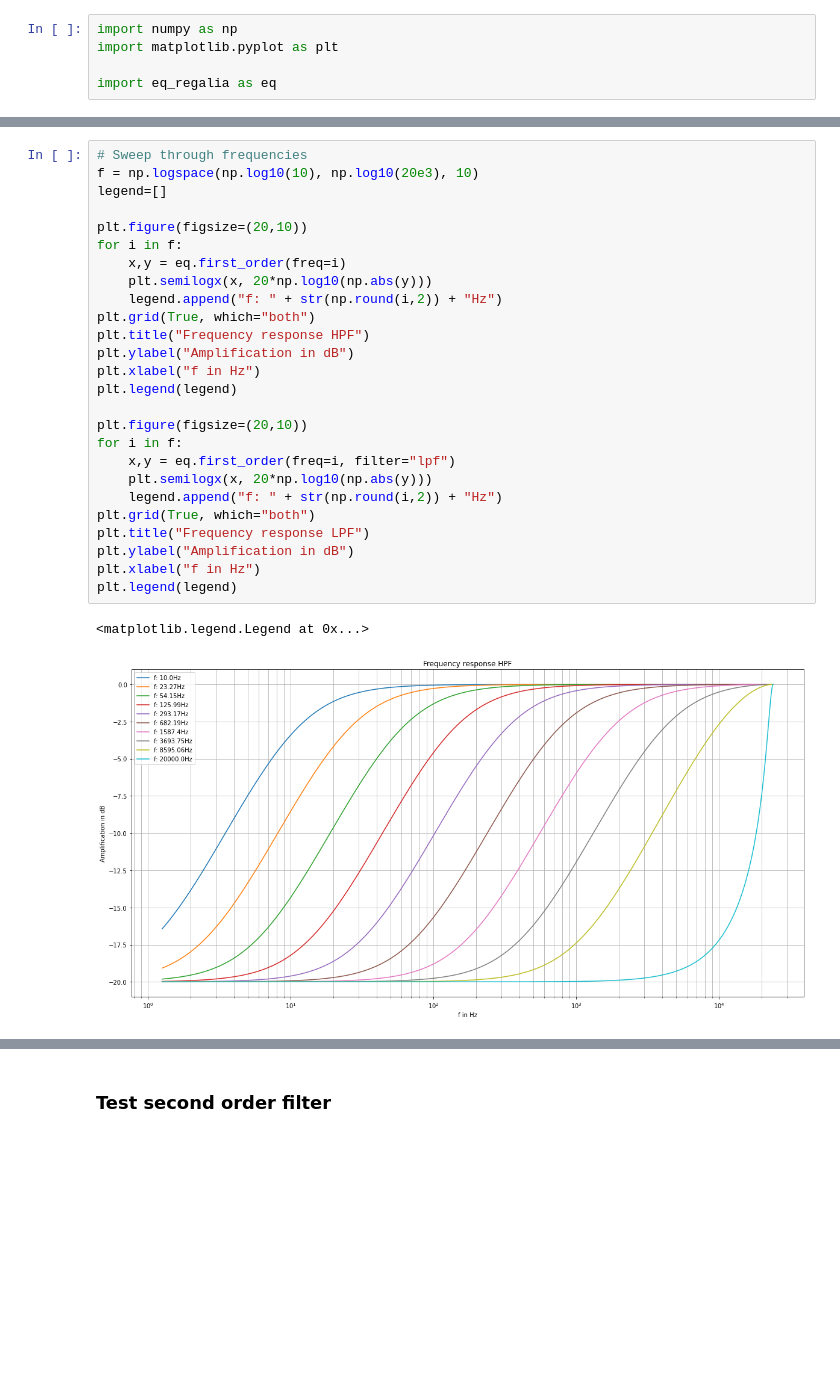
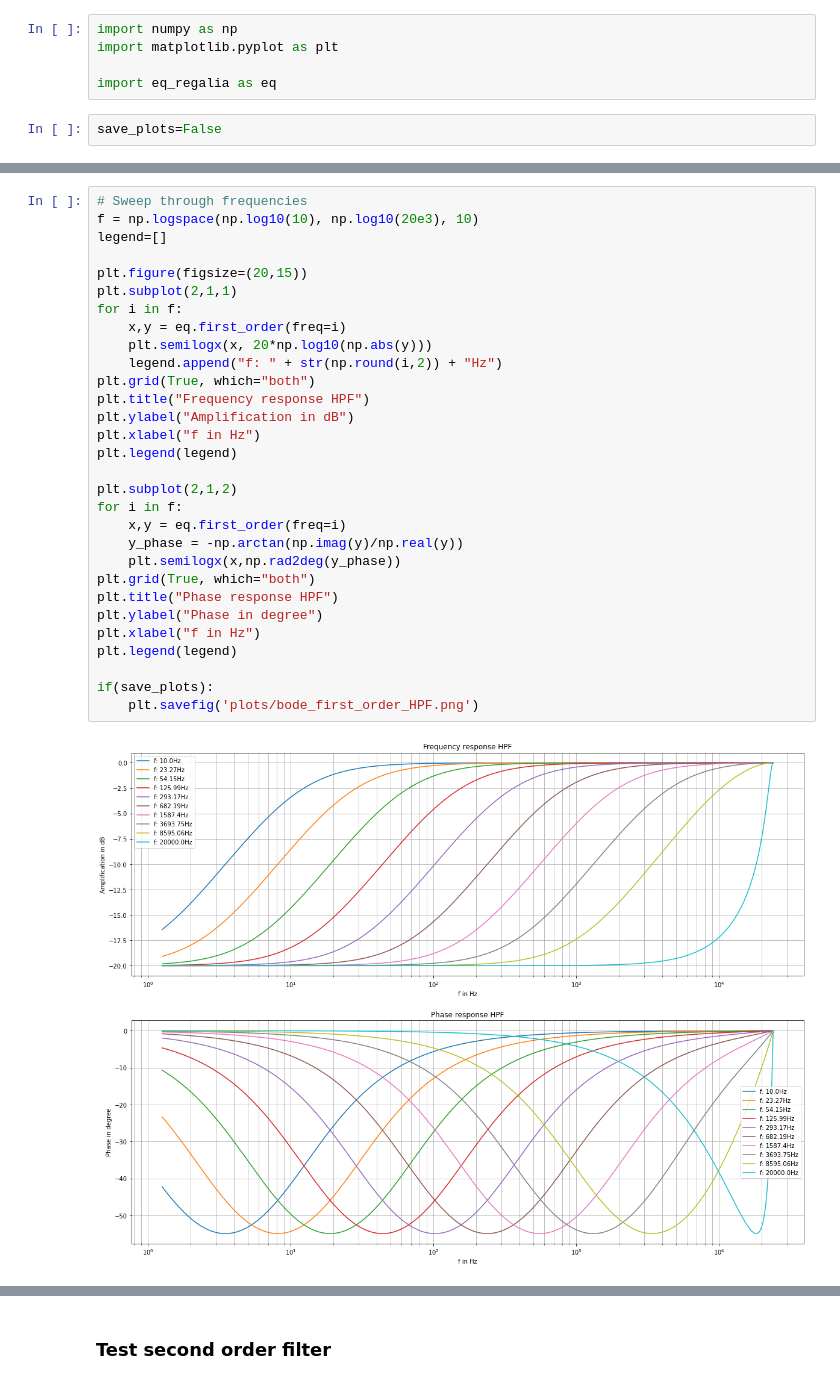
Before and after one commit to simongapp/python_audio_tools, a Jupyter notebook: EQ_Regalia/filter_test.ipynb, the cells around one changed output, grey strips where cells are left out. Saved outputs shown, nothing was run; the diff lists cells and outputs as text; blank space fills up the shorter version.

Commit message:
Bode plots for all filters

```diff
--- a/EQ_Regalia/filter_test.ipynb
+++ b/EQ_Regalia/filter_test.ipynb
@@ -9,5 +9,7 @@ import numpy as np
 import matplotlib.pyplot as plt
 
 import eq_regalia as eq
+# %%
+save_plots=False
 # %% [markdown]
 ### Test first order filter
@@ -16,29 +17,32 @@ Configuration either in HPF (default) or LPF
 # %%
 # Sweep through frequencies
 f = np.logspace(np.log10(10), np.log10(20e3), 10)
 legend=[]
 
-plt.figure(figsize=(20,10))
+plt.figure(figsize=(20,15))
+plt.subplot(2,1,1)
 for i in f:
     x,y = eq.first_order(freq=i)
     plt.semilogx(x, 20*np.log10(np.abs(y)))
     legend.append("f: " + str(np.round(i,2)) + "Hz")
 plt.grid(True, which="both")
 plt.title("Frequency response HPF")
 plt.ylabel("Amplification in dB")
 plt.xlabel("f in Hz")
 plt.legend(legend)
 
-plt.figure(figsize=(20,10))
+plt.subplot(2,1,2)
 for i in f:
-    x,y = eq.first_order(freq=i, filter="lpf")
-    plt.semilogx(x, 20*np.log10(np.abs(y)))
-    legend.append("f: " + str(np.round(i,2)) + "Hz")
+    x,y = eq.first_order(freq=i)
+    y_phase = -np.arctan(np.imag(y)/np.real(y))
+    plt.semilogx(x,np.rad2deg(y_phase))
 plt.grid(True, which="both")
-plt.title("Frequency response LPF")
-plt.ylabel("Amplification in dB")
+plt.title("Phase response HPF")
+plt.ylabel("Phase in degree")
 plt.xlabel("f in Hz")
 plt.legend(legend)
+
+if(save_plots):
+    plt.savefig('plots/bode_first_order_HPF.png')
 # %% [output]
-<matplotlib.legend.Legend at 0x...>
-[figure, old version]
+[figure, new version]
```
Also changed, not shown: parts of 7 cells of this notebook, 9 other files.
